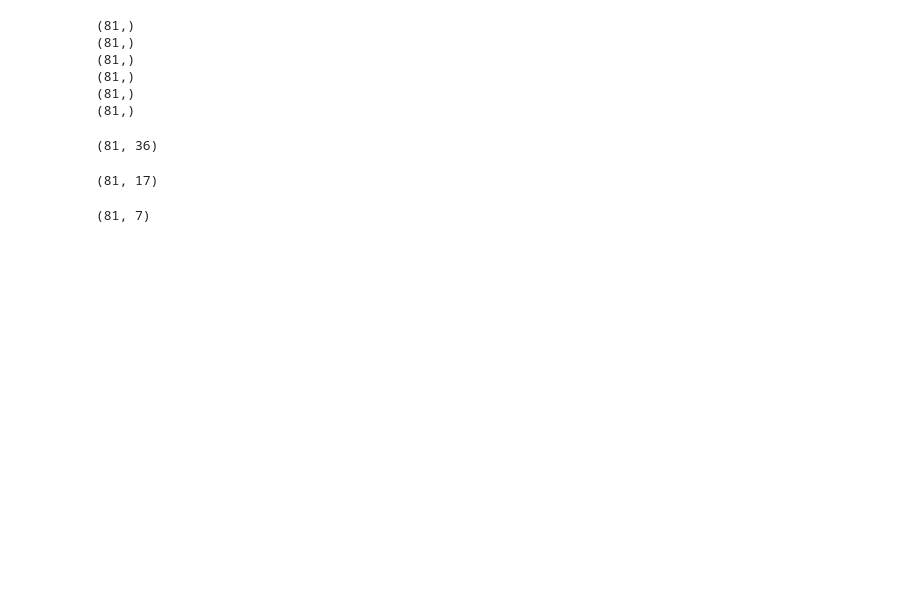
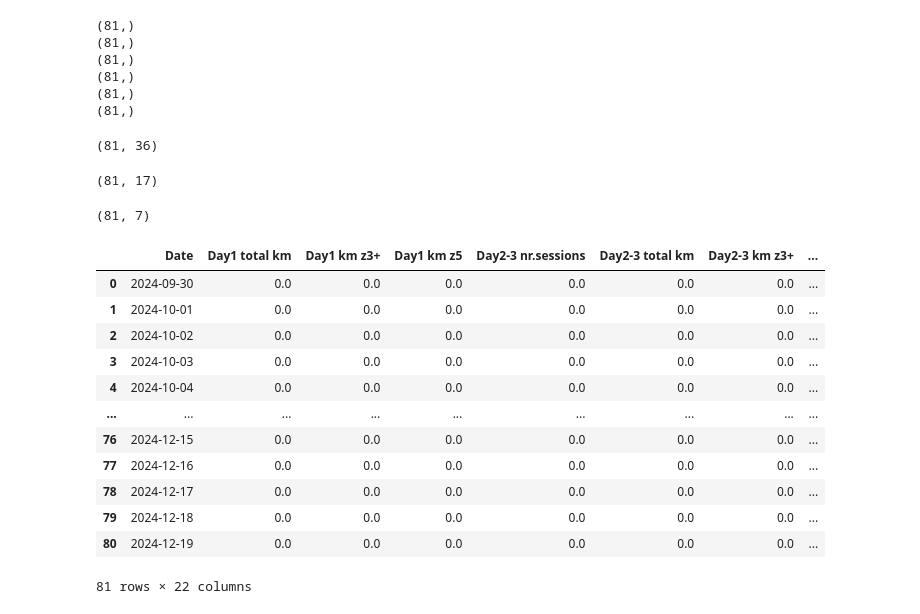
Before and after one commit to milooranm/RunningVolume_Injury, a Jupyter notebook: MVP2 notebooks/MVP2_data_extraction.ipynb, the cells around one changed output. Cells and saved outputs as stored; diff of their text form; code cells hidden in the pictures; blank space fills up the shorter version.

```diff
--- a/MVP2 notebooks/MVP2_data_extraction.ipynb
+++ b/MVP2 notebooks/MVP2_data_extraction.ipynb
@@ -555,6 +562,22 @@ combodf.shape
 weekly_df.shape
 # %% [output]
 (81, 7)
+# %%
+combodf
+# %% [output]
+|  | Date | Day1 total km | Day1 km z3+ | Day1 km z5 | Day2-3 nr.sessions | Day2-3 total km | Day2-3 km z3+ | ... |
+| 0 | 2024-09-30 | 0.0 | 0.0 | 0.0 | 0.0 | 0.0 | 0.0 | ... |
+| 1 | 2024-10-01 | 0.0 | 0.0 | 0.0 | 0.0 | 0.0 | 0.0 | ... |
+| 2 | 2024-10-02 | 0.0 | 0.0 | 0.0 | 0.0 | 0.0 | 0.0 | ... |
+| 3 | 2024-10-03 | 0.0 | 0.0 | 0.0 | 0.0 | 0.0 | 0.0 | ... |
+| 4 | 2024-10-04 | 0.0 | 0.0 | 0.0 | 0.0 | 0.0 | 0.0 | ... |
+| ... | ... | ... | ... | ... | ... | ... | ... | ... |
+| 76 | 2024-12-15 | 0.0 | 0.0 | 0.0 | 0.0 | 0.0 | 0.0 | ... |
+| 77 | 2024-12-16 | 0.0 | 0.0 | 0.0 | 0.0 | 0.0 | 0.0 | ... |
+| 78 | 2024-12-17 | 0.0 | 0.0 | 0.0 | 0.0 | 0.0 | 0.0 | ... |
+| 79 | 2024-12-18 | 0.0 | 0.0 | 0.0 | 0.0 | 0.0 | 0.0 | ... |
+| 80 | 2024-12-19 | 0.0 | 0.0 | 0.0 | 0.0 | 0.0 | 0.0 | ... |
+81 rows × 22 columns
 # %%
 
 # Calculate the ratios and handle zero division
```
Also changed, not shown: parts of 15 cells of this notebook, 2 other files.
